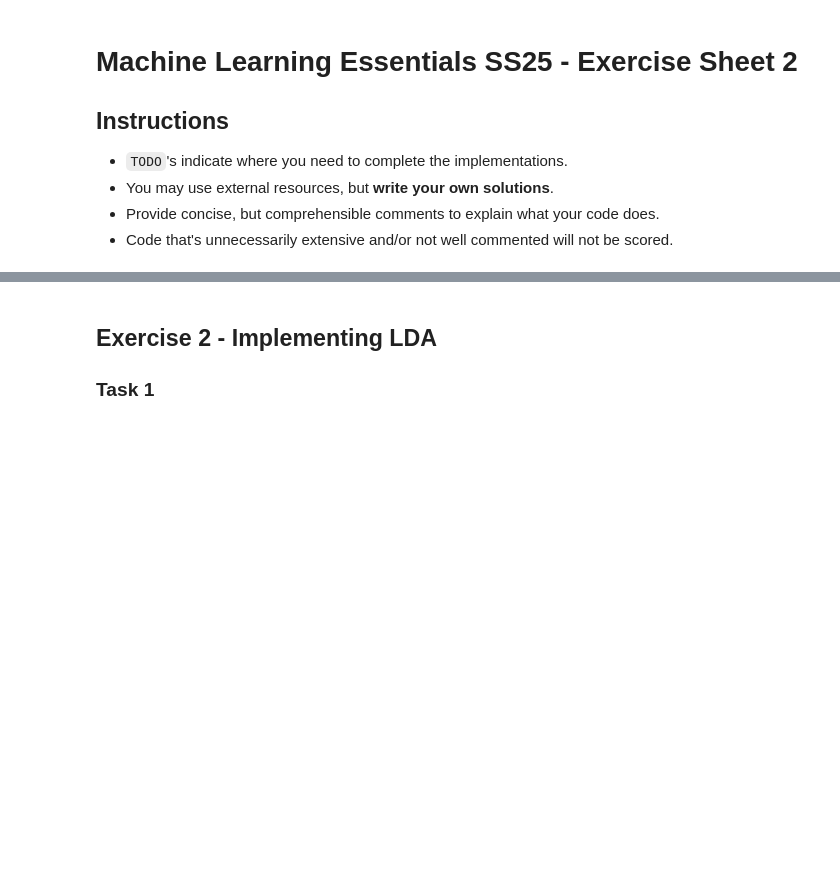
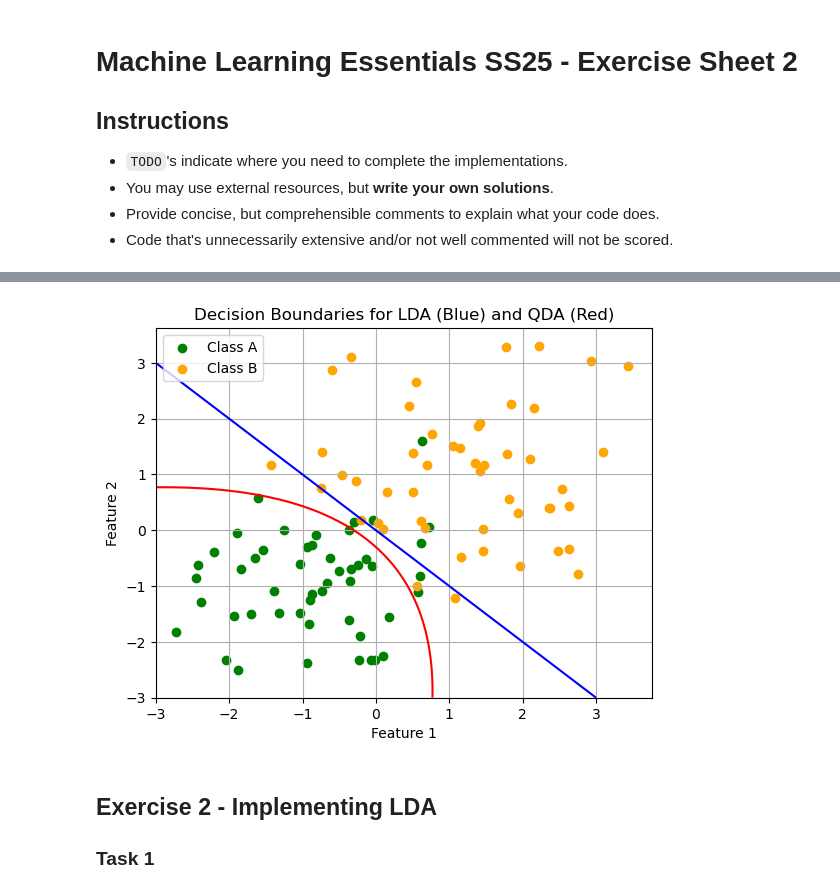
Before and after one commit to Tsumugivolle77/MLE-Sheets, a Jupyter notebook: sheet2/MLE25_sheet02.ipynb, the cells around one changed output, grey strips where cells are left out. Saved outputs shown, nothing was run; the diff lists cells and outputs as text; code cells hidden in the pictures; blank space fills up the shorter version.

```diff
--- a/sheet2/MLE25_sheet02.ipynb
+++ b/sheet2/MLE25_sheet02.ipynb
@@ -18,3 +59,36 @@ np.random.seed(42)
+# %%
+# Plot decision boundaries
+x_min, x_max = -3, 3
+y_min, y_max = -3, 3
+xx, yy = np.meshgrid(np.linspace(x_min, x_max, 100), np.linspace(y_min, y_max, 100))
+grid = np.c_[xx.ravel(), yy.ravel()]
+
+Z_lda = (grid @ w_lda.T + b_lda).reshape(xx.shape)
+lda_contour = plt.contour(xx, yy, Z_lda, levels=[0], colors='blue')
+
+grid_points = np.vstack([xx.ravel(), yy.ravel()]).T
+Z_qda = np.zeros(grid_points.shape[0])
+
+for i, point in enumerate(grid_points):
+    x = point.reshape(-1, 1)
+    Z_qda[i] = (x.T @ Q_qda @ x) + (w_qda @ x) + b_qda
+
+Z_qda = Z_qda.reshape(xx.shape)
+qda_contour = plt.contour(xx, yy, Z_qda, levels=[0], colors='red')
+
+X_A = np.random.multivariate_normal(mu_A.flatten(), cov_A, 50)
+X_B = np.random.multivariate_normal(mu_B.flatten(), cov_B, 50)
+plt.scatter(X_A[:, 0], X_A[:, 1], color='green', label='Class A')
+plt.scatter(X_B[:, 0], X_B[:, 1], color='orange', label='Class B')
+
+plt.title('Decision Boundaries for LDA (Blue) and QDA (Red)')
+plt.xlabel('Feature 1')
+plt.ylabel('Feature 2')
+plt.legend()
+plt.grid(True)
+plt.show()
+# %% [output]
+[figure, added]
 # %% [markdown]
 ## Exercise 2 - Implementing LDA
 
```
Also changed, not shown: parts of 4 cells of this notebook, 1 other file.
